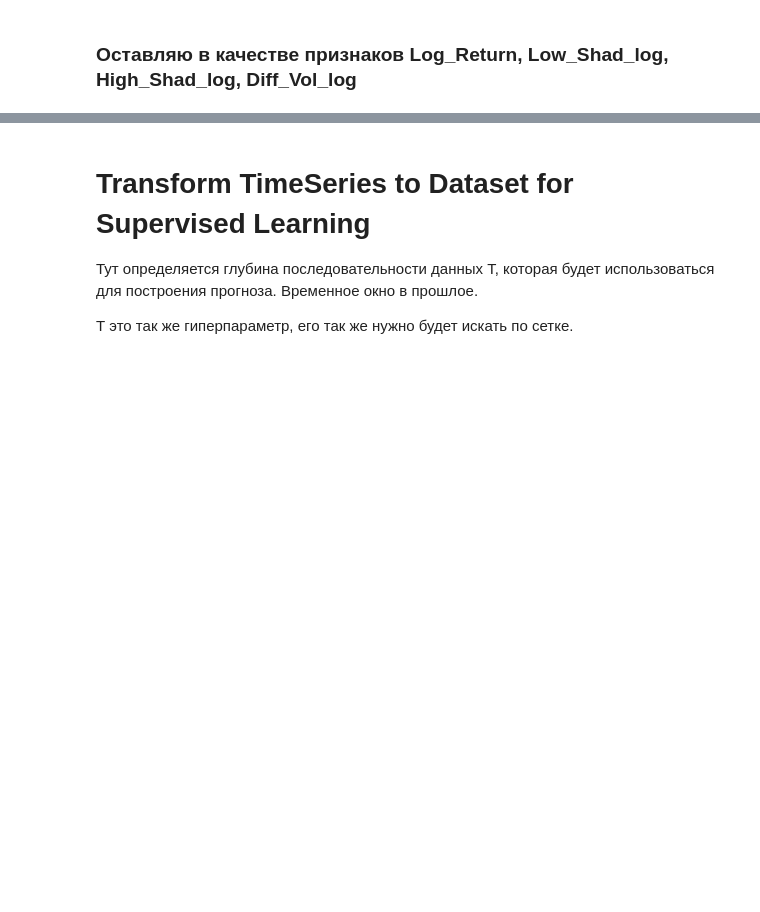
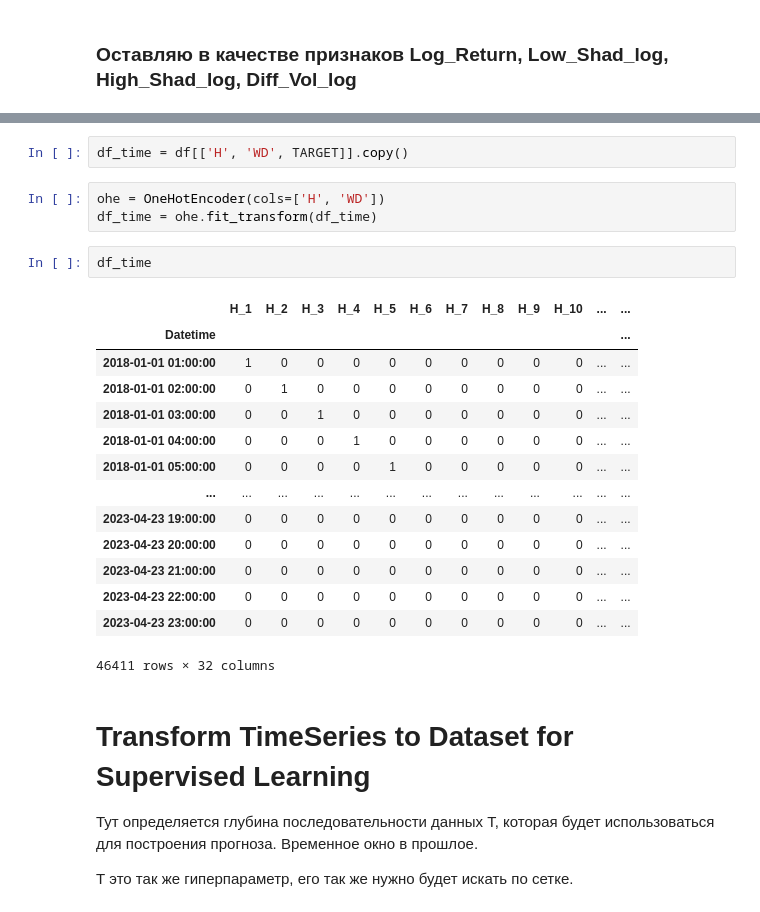
Before and after one commit to Chepell/SF_DS_Pro, a Jupyter notebook: 01_TensorFlow/04_Add_Features_2.ipynb, the cells around one changed output, grey strips where cells are left out. Drawn from its saved outputs; the diff is of its cells as text; blank space fills up the shorter version.

```diff
--- a/01_TensorFlow/04_Add_Features_2.ipynb
+++ b/01_TensorFlow/04_Add_Features_2.ipynb
@@ -318,3 +336,25 @@ df_new
+# %%
+df_time = df[['H', 'WD', TARGET]].copy()
+# %%
+ohe = OneHotEncoder(cols=['H', 'WD'])
+df_time = ohe.fit_transform(df_time)
+# %%
+df_time
+# %% [output]
+|  | H_1 | H_2 | H_3 | H_4 | H_5 | H_6 | H_7 | H_8 | H_9 | H_10 | ... | ... |
+| Datetime |  |  |  |  |  |  |  |  |  |  |  | ... |
+| 2018-01-01 01:00:00 | 1 | 0 | 0 | 0 | 0 | 0 | 0 | 0 | 0 | 0 | ... | ... |
+| 2018-01-01 02:00:00 | 0 | 1 | 0 | 0 | 0 | 0 | 0 | 0 | 0 | 0 | ... | ... |
+| 2018-01-01 03:00:00 | 0 | 0 | 1 | 0 | 0 | 0 | 0 | 0 | 0 | 0 | ... | ... |
+| 2018-01-01 04:00:00 | 0 | 0 | 0 | 1 | 0 | 0 | 0 | 0 | 0 | 0 | ... | ... |
+| 2018-01-01 05:00:00 | 0 | 0 | 0 | 0 | 1 | 0 | 0 | 0 | 0 | 0 | ... | ... |
+| ... | ... | ... | ... | ... | ... | ... | ... | ... | ... | ... | ... | ... |
+| 2023-04-23 19:00:00 | 0 | 0 | 0 | 0 | 0 | 0 | 0 | 0 | 0 | 0 | ... | ... |
+| 2023-04-23 20:00:00 | 0 | 0 | 0 | 0 | 0 | 0 | 0 | 0 | 0 | 0 | ... | ... |
+| 2023-04-23 21:00:00 | 0 | 0 | 0 | 0 | 0 | 0 | 0 | 0 | 0 | 0 | ... | ... |
+| 2023-04-23 22:00:00 | 0 | 0 | 0 | 0 | 0 | 0 | 0 | 0 | 0 | 0 | ... | ... |
+| 2023-04-23 23:00:00 | 0 | 0 | 0 | 0 | 0 | 0 | 0 | 0 | 0 | 0 | ... | ... |
+46411 rows × 32 columns
 # %% [markdown]
 # Transform TimeSeries to Dataset for Supervised Learning
 Тут определяется глубина последовательности данных T, которая будет использоваться для построения прогноза. Временное окно в прошлое.
```
Also changed, not shown: parts of 29 cells of this notebook, 3 other files.
